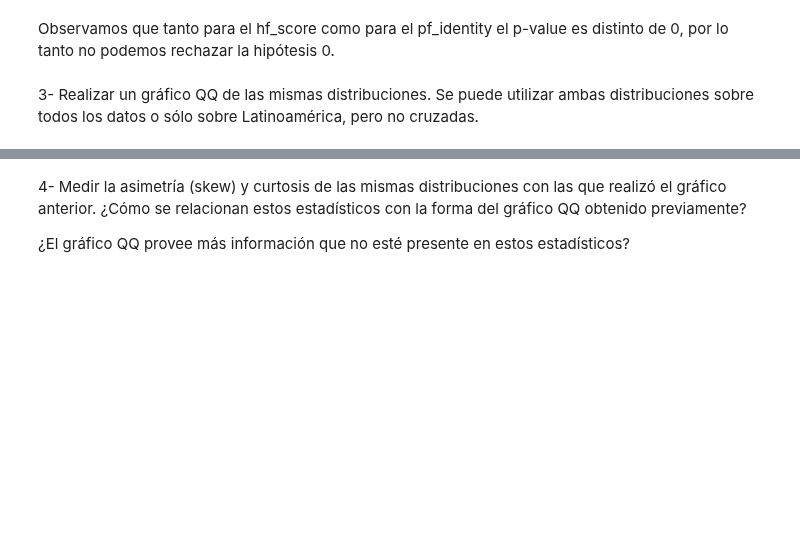
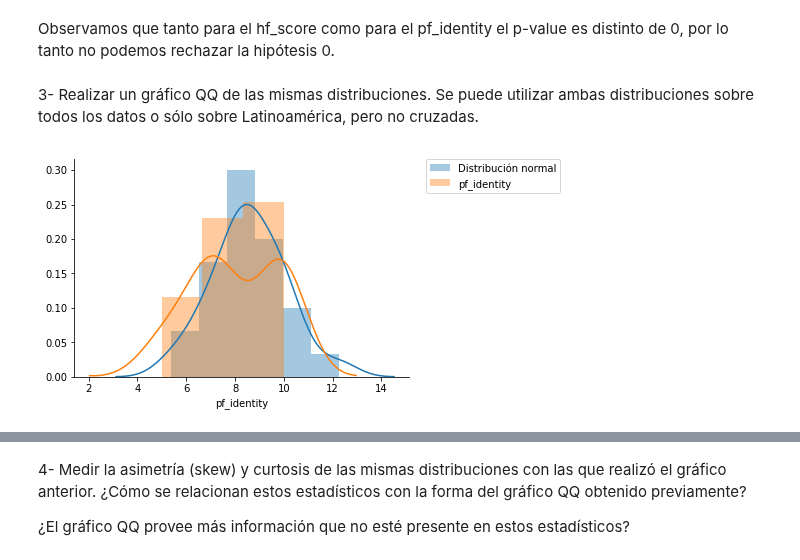
Before and after one commit to kevinsen/diplodatos-ayv-1, a Jupyter notebook: AyV-practico-1.ipynb, the cells around one changed output, grey strips where cells are left out. Cells and saved outputs as stored; diff of their text form; code cells hidden in the pictures; blank space fills up the shorter version.

```diff
--- a/AyV-practico-1.ipynb
+++ b/AyV-practico-1.ipynb
@@ -340,3 +345,15 @@ KstestResult(statistic=0.22822996712341367, pvalue=0.1132814149272634)
 Observamos que tanto para el hf_score como para el pf_identity el p-value es distinto de 0, por lo tanto no podemos rechazar la hipótesis 0.
 # %% [markdown]
 3- Realizar un gráfico QQ de las mismas distribuciones. Se puede utilizar ambas distribuciones sobre todos los datos o sólo sobre Latinoamérica, pero no cruzadas.
+# %%
+#Nueva distribución normal con los parametros anteriores
+nd_latam_pf = st.norm(hip_mean_pf,hip_std_pf)
+#Generamos muestra
+latamsample = nd_latam_pf.rvs(len(latamdataset))##len = 26
+#Graficamos
+seaborn.distplot(latamsample, label='Distribución normal')
+seaborn.distplot(latamdataset['pf_identity'], label='pf_identity')
+plt.legend(bbox_to_anchor=(1.05, 1), loc=2, borderaxespad=0.)
+seaborn.despine()
+# %% [output]
+[figure, added]
```
Also changed, not shown: parts of 14 cells of this notebook.
